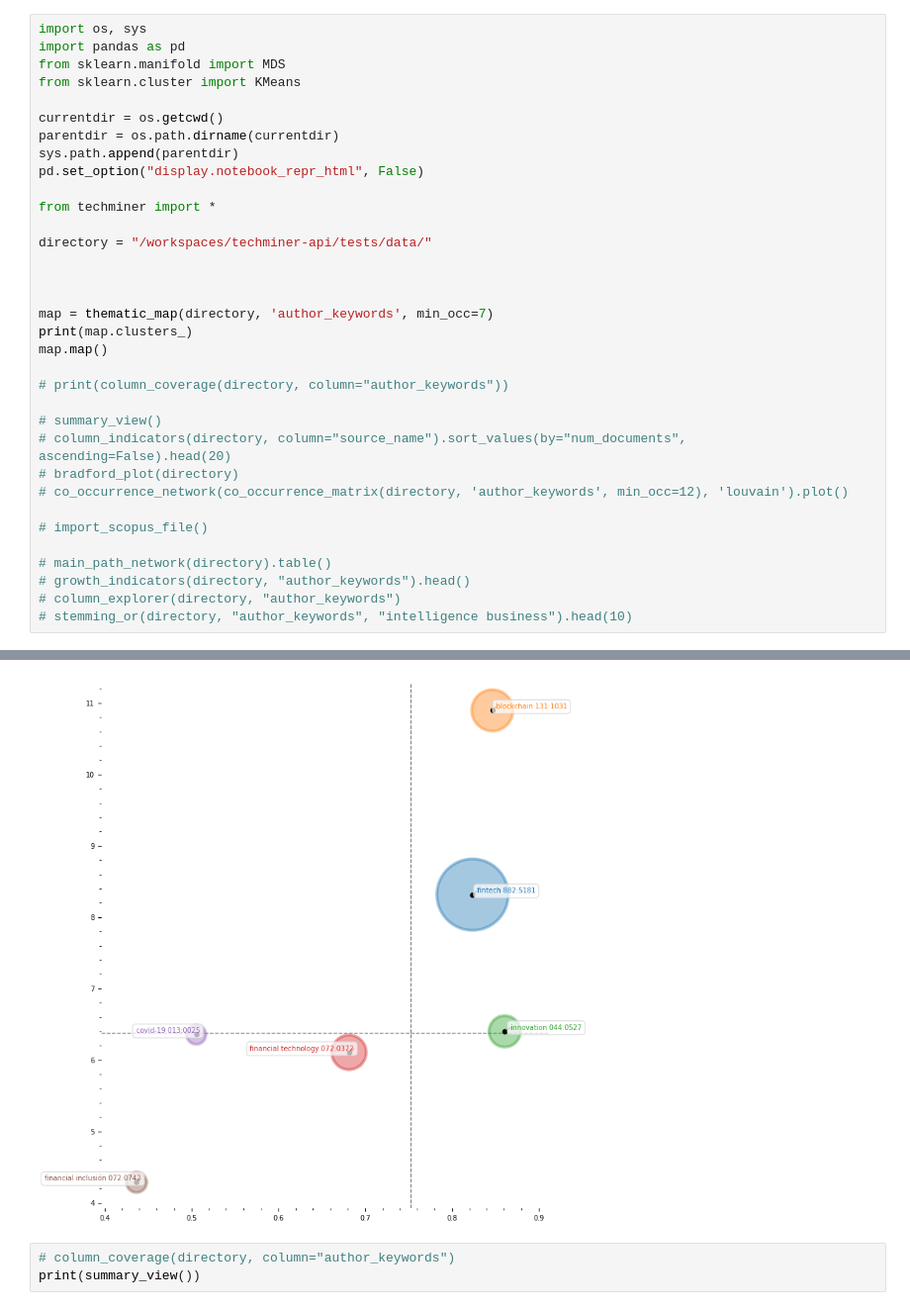
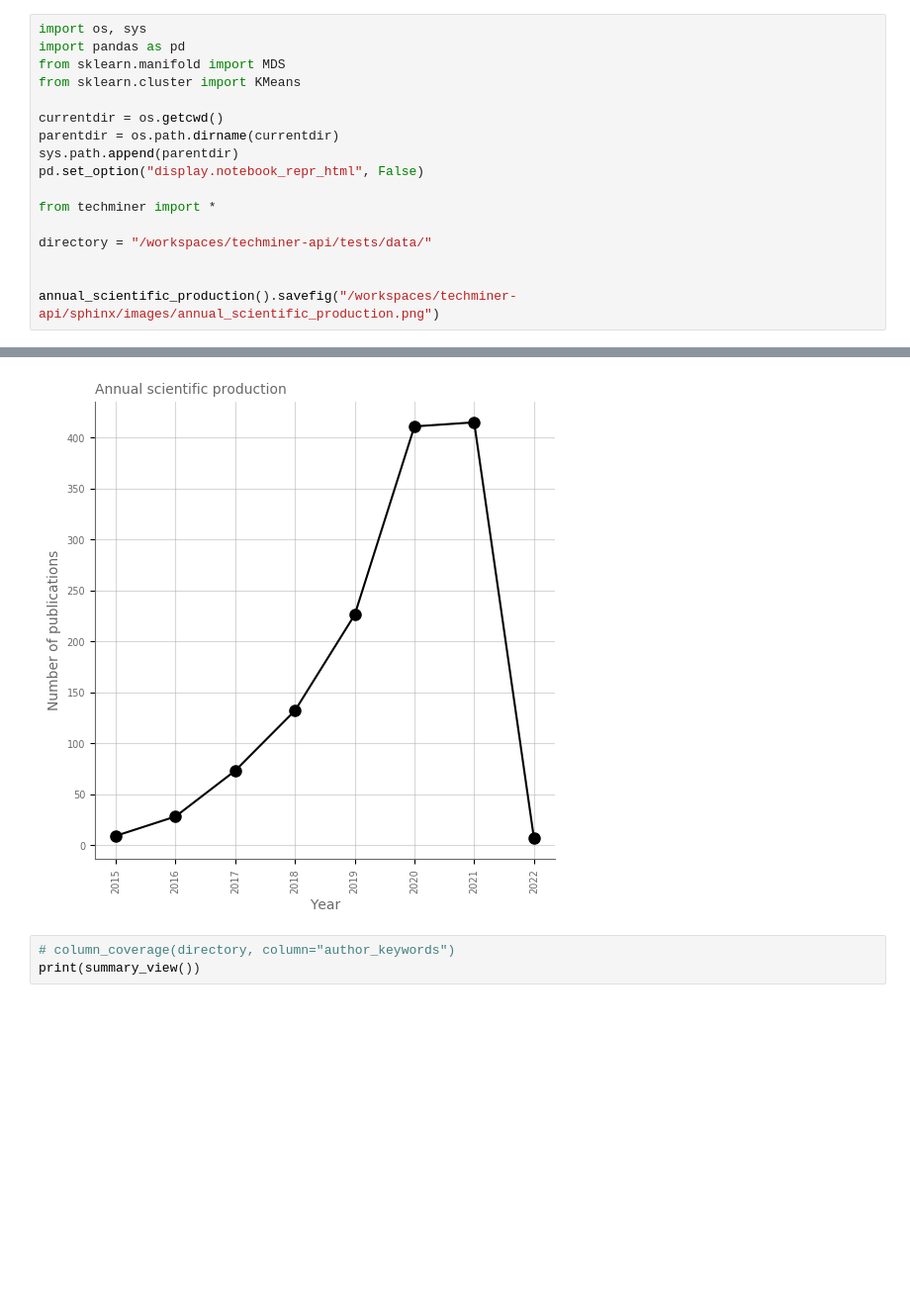
Before and after one commit to jdvelasq/techminer2, a Jupyter notebook: notebooks/debug.ipynb, the cells around one changed output, grey strips where cells are left out. Shown: that part at 99% size. Cells and saved outputs as stored; diff of their text form; blank space fills up the shorter version.

Commit message:
annual scientific production

```diff
--- a/notebooks/debug.ipynb
+++ b/notebooks/debug.ipynb
@@ -14,22 +14,5 @@ from techminer import *
 directory = "/workspaces/techminer-api/tests/data/"
 
 
-
-map = thematic_map(directory, 'author_keywords', min_occ=7)
-print(map.clusters_)
-map.map()
-
-# print(column_coverage(directory, column="author_keywords"))
-
-# summary_view()
-# column_indicators(directory, column="source_name").sort_values(by="num_documents", ascending=False).head(20)
-# bradford_plot(directory)
-# co_occurrence_network(co_occurrence_matrix(directory, 'author_keywords', min_occ=12), 'louvain').plot()
-
-# import_scopus_file()
-
-# main_path_network(directory).table()
-# growth_indicators(directory, "author_keywords").head()
-# column_explorer(directory, "author_keywords")
-# stemming_or(directory, "author_keywords", "intelligence business").head(10)
+annual_scientific_production().savefig("/workspaces/techminer-api/sphinx/images/annual_scientific_production.png")
 # %% [output]
@@ -44,4 +19,4 @@ cluster
-[figure, old version]
+[figure, new version]
 # %%
 # column_coverage(directory, column="author_keywords")
 print(summary_view())
```
Also changed, not shown: parts of 1 cell of this notebook, 7 other files.
